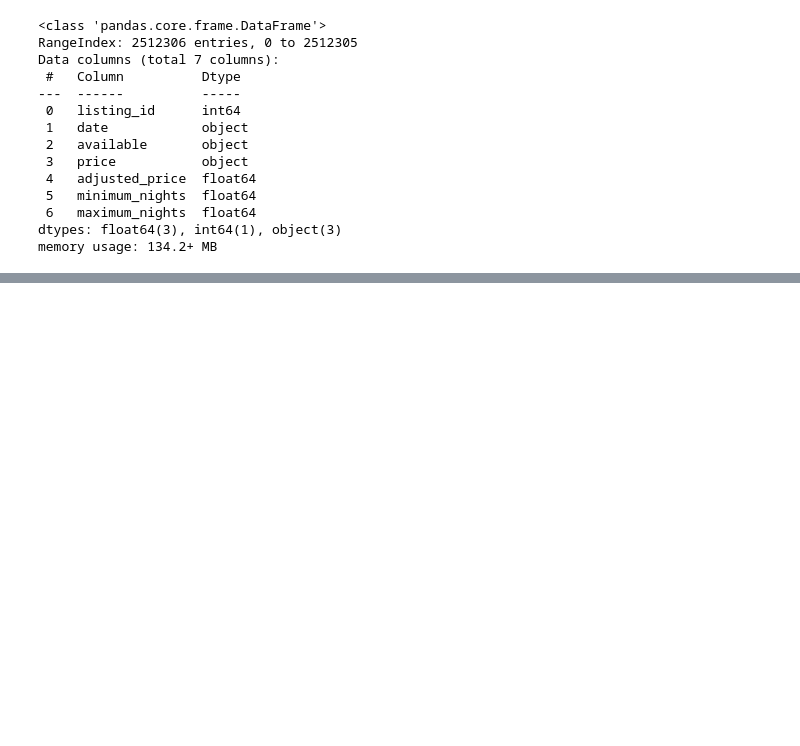
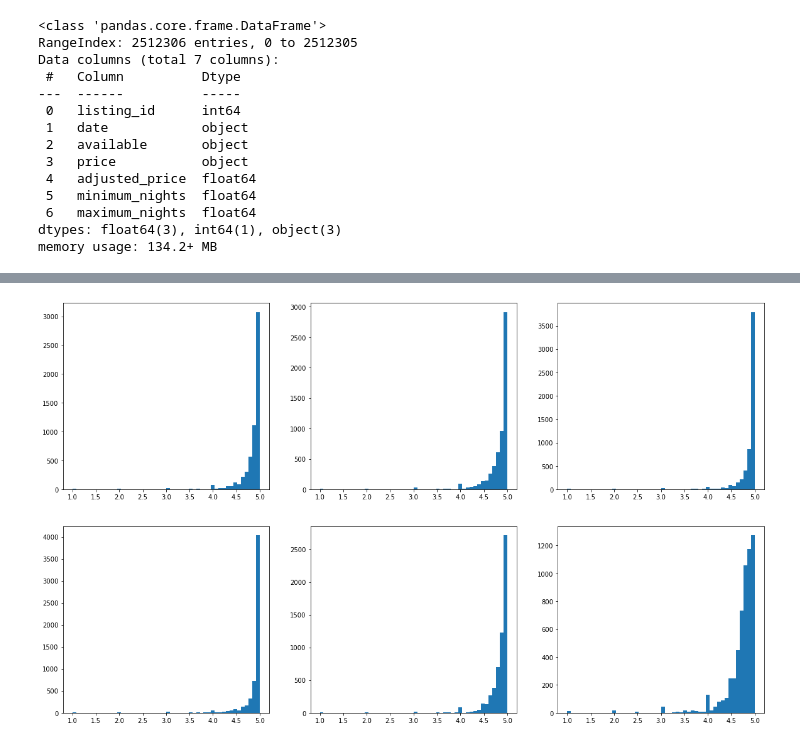
Before and after one commit to demccusker/AirBnB_analysis, a Jupyter notebook: AirBnB_Analysis.ipynb, the cells around one changed output, grey strips where cells are left out. Cells and saved outputs as stored; diff of their text form; code cells hidden in the pictures; blank space fills up the shorter version.

```diff
--- a/AirBnB_Analysis.ipynb
+++ b/AirBnB_Analysis.ipynb
@@ -86,0 +112,26 @@ memory usage: 134.2+ MB
+# %%
+plt.figure(figsize = [20, 12])
+
+plt.subplot(2, 3, 1)
+plt.hist(data=list_df, x='review_scores_accuracy', bins=50);
+
+
+plt.subplot(2, 3, 2)
+plt.hist(data=df, x='review_scores_cleanliness', bins=50);
+
+
+plt.subplot(2, 3, 3)
+plt.hist(data=df, x='review_scores_checkin', bins=50);
+
+
+plt.subplot(2, 3, 4)
+plt.hist(data=df, x='review_scores_communication', bins=50);
+
+plt.subplot(2, 3, 5)
+plt.hist(data=df, x='review_scores_location', bins=50);
+
+
+plt.subplot(2, 3, 6)
+plt.hist(data=df, x='review_scores_value', bins=50);
+# %% [output]
+[figure, added]
```
Also changed, not shown: parts of 13 cells of this notebook.
